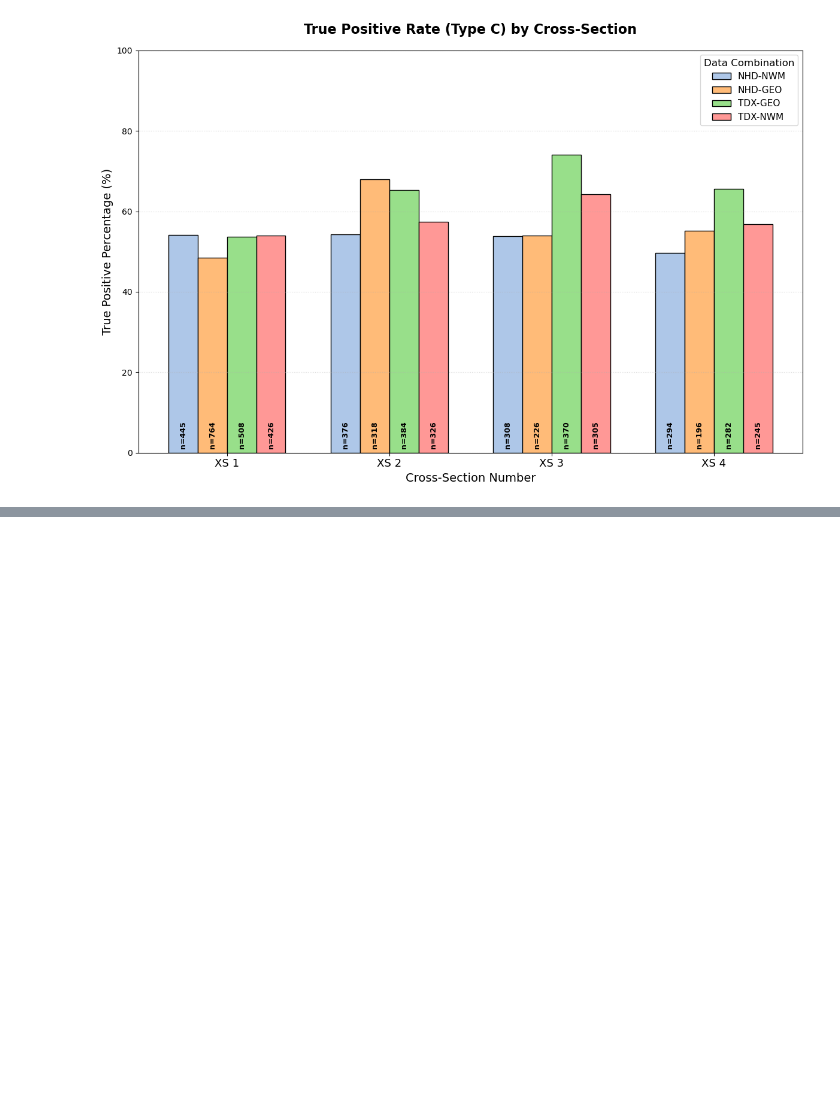
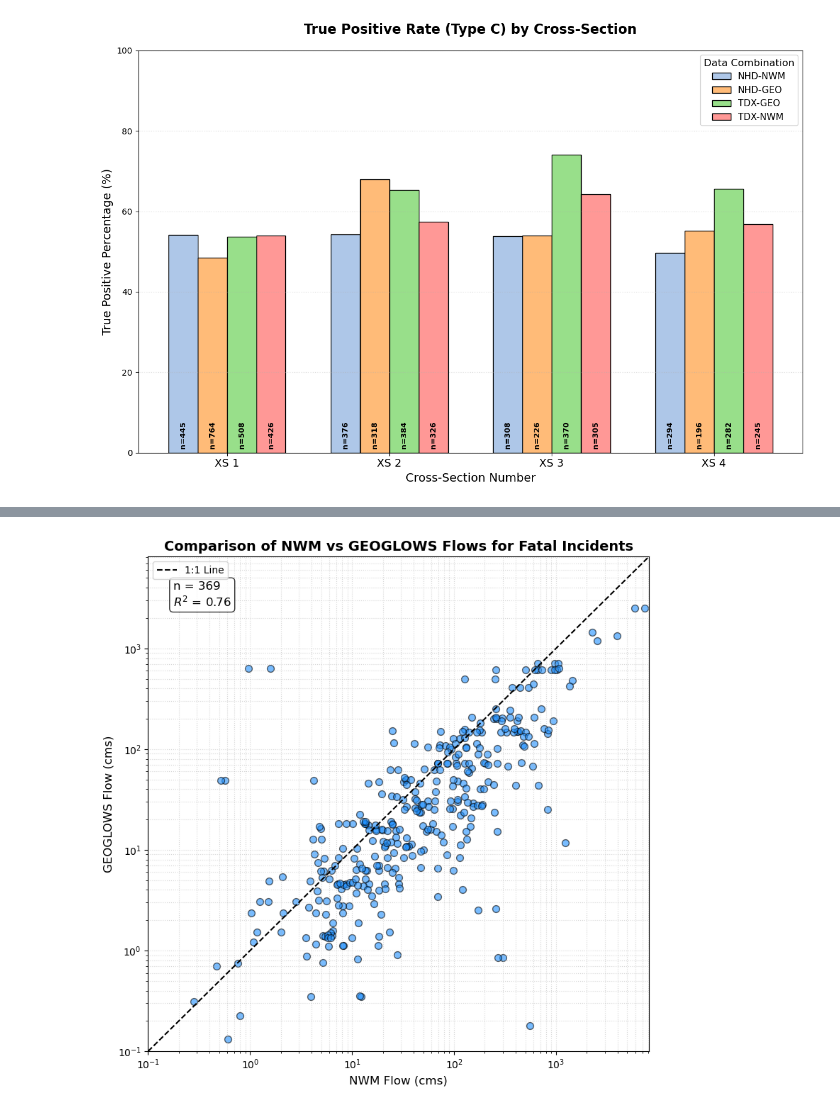
Before and after one commit to ktquint/lhd-processor, a Jupyter notebook: notebooks/summary_stats.ipynb, the cells around one changed output, grey strips where cells are left out. Saved outputs shown, nothing was run; the diff lists cells and outputs as text; code cells hidden in the pictures; blank space fills up the shorter version.

```diff
--- a/notebooks/summary_stats.ipynb
+++ b/notebooks/summary_stats.ipynb
@@ -570,0 +1244,60 @@ Outliers Removed: 11
+# %%
+
+# --- NEW PLOT: NWM vs GEOGLOWS Flow Comparison ---
+# Load Incidents Data
+incidents_df = pd.read_excel(full_db, sheet_name='Incidents')
+
+# Filter for valid sites
+incidents_df = incidents_df[incidents_df['site_id'].isin(valid_site_ids)]
+
+# Filter rows where both flows are available
+comparison_df = incidents_df.dropna(subset=['flow_nwm', 'flow_geo'])
+
+if not comparison_df.empty:
+    fig, ax = plt.subplots(figsize=(8, 8))
+
+    # Scatter plot
+    ax.scatter(comparison_df['flow_nwm'], comparison_df['flow_geo'],
+               color='dodgerblue', alpha=0.6, edgecolors='black', s=50)
+
+    # 1:1 Line
+    max_val = max(comparison_df['flow_nwm'].max(), comparison_df['flow_geo'].max())
+    min_val = min(comparison_df['flow_nwm'].min(), comparison_df['flow_geo'].min())
+
+    # Add a bit of padding
+    limit_max = max_val * 1.1
+    limit_min = min_val * 0.9 if min_val > 0 else 0.1
+
+    ax.plot([0.1, limit_max], [0.1, limit_max], 'k--', label='1:1 Line')
+
+    # Log scale for better visualization of wide range
+    ax.set_xscale('log')
+    ax.set_yscale('log')
+
+    ax.set_xlim(limit_min, limit_max)
+    ax.set_ylim(limit_min, limit_max)
+
+    ax.set_xlabel('NWM Flow (cms)', fontsize=12)
+    ax.set_ylabel('GEOGLOWS Flow (cms)', fontsize=12)
+    ax.set_title('Comparison of NWM vs GEOGLOWS Flows for Fatal Incidents', fontsize=14, fontweight='bold')
+
+    # Calculate correlation
+    corr = comparison_df[['flow_nwm', 'flow_geo']].corr().iloc[0, 1]
+    r_squared = corr ** 2
+
+    # Add text box with stats
+    text_str = f'n = {len(comparison_df)}\n$R^2$ = {r_squared:.2f}'
+    props = dict(boxstyle='round', facecolor='white', alpha=0.8)
+    ax.text(0.05, 0.95, text_str, transform=ax.transAxes, fontsize=12,
+            verticalalignment='top', bbox=props)
+
+    ax.grid(True, which="both", ls=":", alpha=0.5)
+    ax.legend()
+
+    plt.tight_layout()
+    plt.savefig('nwm_vs_geo_flow_comparison.png', dpi=300, bbox_inches='tight', facecolor='white')
+    plt.show()
+else:
+    print("No incidents found with both NWM and GEOGLOWS flow data.")
+# %% [output]
+[figure, added]
```
Also changed, not shown: parts of 12 cells of this notebook, 2 other files.
